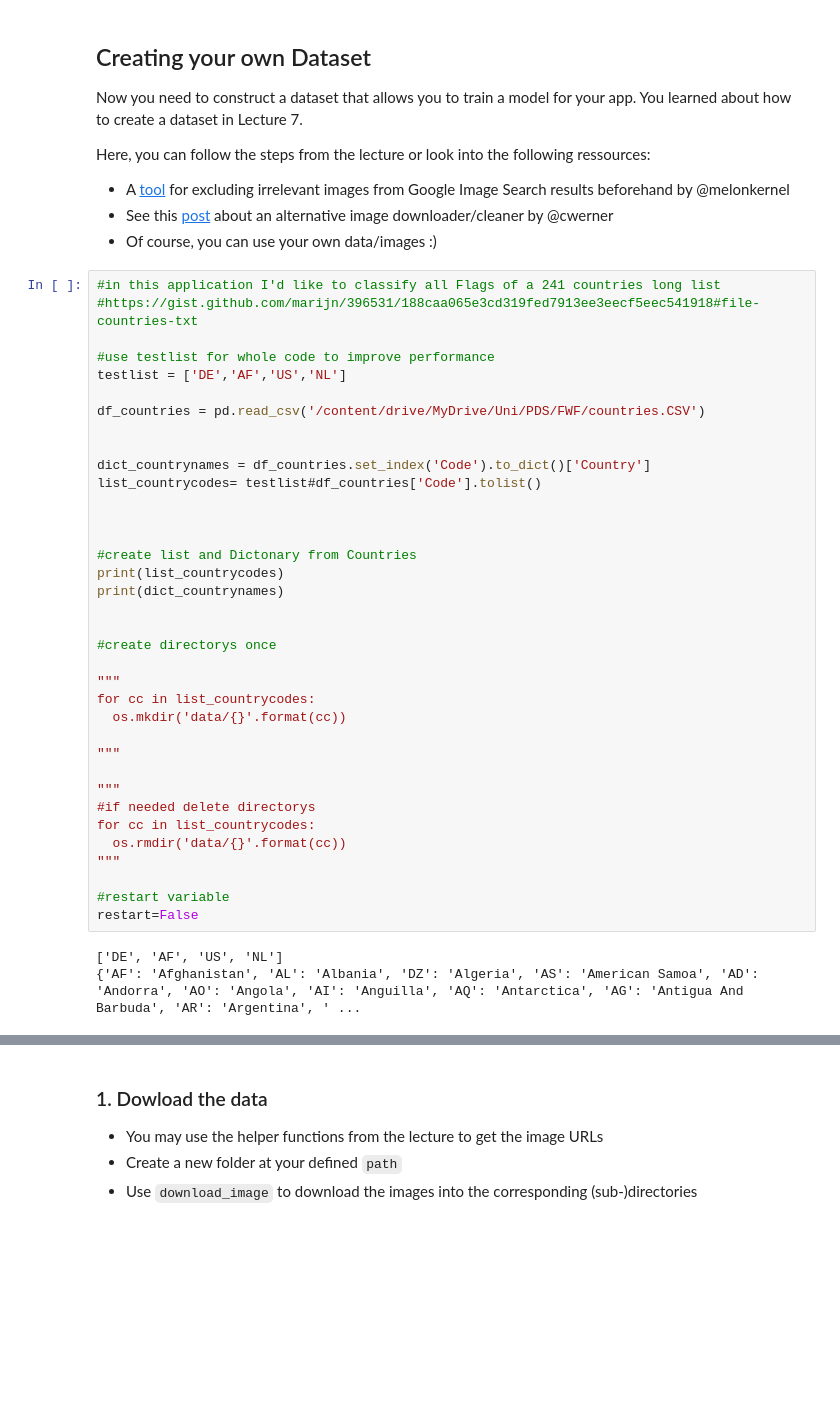
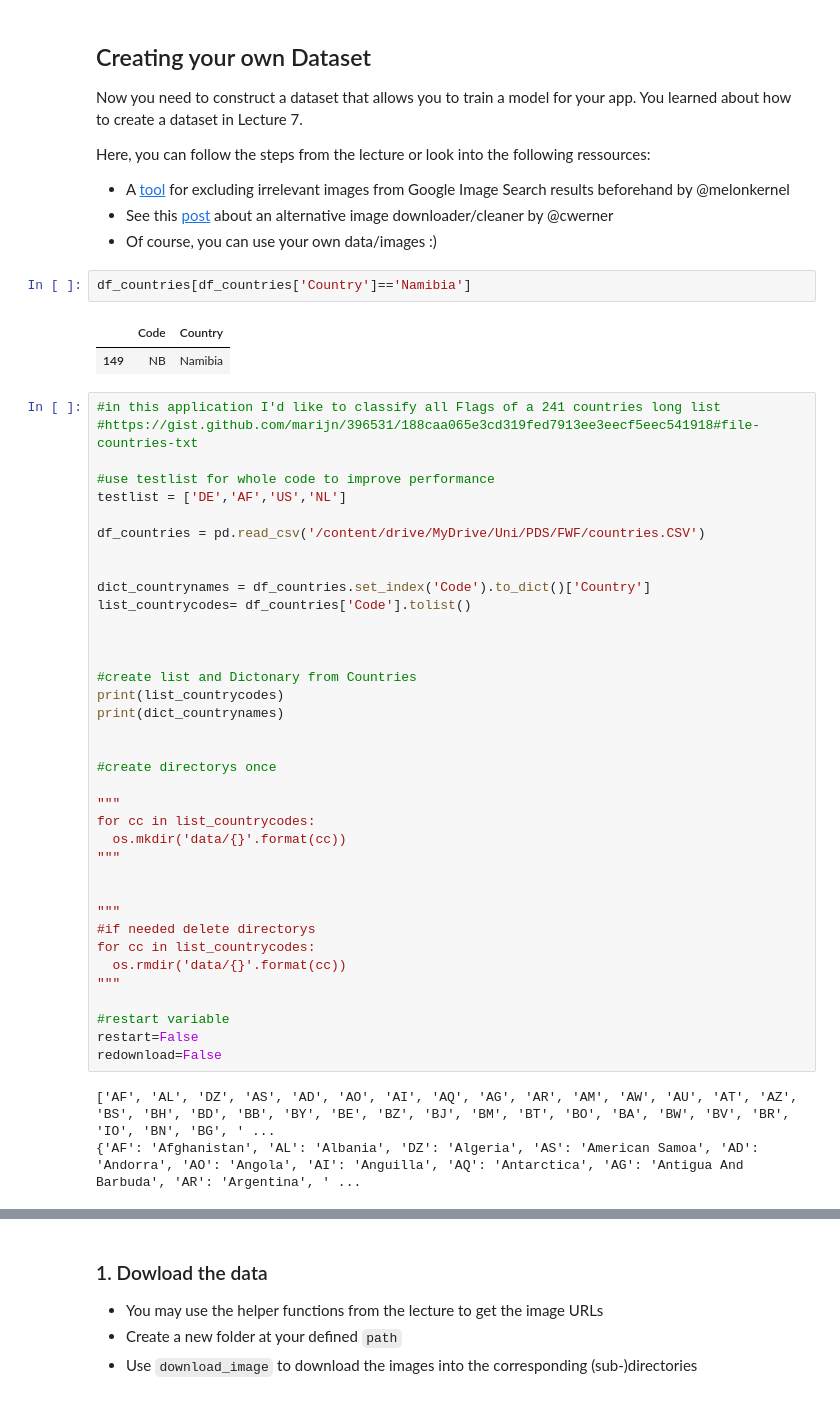
Before and after one commit to pds2021/a5-nicoelbert, a Jupyter notebook: Assignment_5.ipynb, the cells around one changed output, grey strips where cells are left out. Cells and saved outputs as stored; diff of their text form; blank space fills up the shorter version.

```diff
--- a/Assignment_5.ipynb
+++ b/Assignment_5.ipynb
@@ -55,6 +55,11 @@ Here, you can follow the steps from the lecture or look into the following resso
 *   A [tool](https://github.com/toffebjorkskog/ml-tools/blob/master/gi2ds.md) for excluding irrelevant images from Google Image Search results beforehand by @melonkernel
 *   See this [post](https://www.christianwerner.net/tech/Build-your-image-dataset-faster/) about an alternative image downloader/cleaner by @cwerner
 *   Of course, you can use your own data/images :)
+# %%
+df_countries[df_countries['Country']=='Namibia']
+# %% [output]
+|  | Code | Country |
+| 149 | NB | Namibia |
 # %%
 #in this application I'd like to classify all Flags of a 241 countries long list
 #https://gist.github.com/marijn/396531/188caa065e3cd319fed7913ee3eecf5eec541918#file-countries-txt
@@ -66,7 +71,7 @@ df_countries = pd.read_csv('/content/drive/MyDrive/Uni/PDS/FWF/countries.CSV')
 
 
 dict_countrynames = df_countries.set_index('Code').to_dict()['Country']
-list_countrycodes= testlist#df_countries['Code'].tolist()
+list_countrycodes= df_countries['Code'].tolist()
 
 
 
@@ -80,8 +85,8 @@ print(dict_countrynames)
 """
 for cc in list_countrycodes:
   os.mkdir('data/{}'.format(cc))
+"""
 
-"""
 
 """
 #if needed delete directorys
@@ -91,6 +96,7 @@ for cc in list_countrycodes:
 
 #restart variable
 restart=False
+redownload=False
 # %% [output]
-['DE', 'AF', 'US', 'NL']
+['AF', 'AL', 'DZ', 'AS', 'AD', 'AO', 'AI', 'AQ', 'AG', 'AR', 'AM', 'AW', 'AU', 'AT', 'AZ', 'BS', 'BH', 'BD', 'BB', 'BY', 'BE', 'BZ', 'BJ', 'BM', 'BT', 'BO', 'BA', 'BW', 'BV', 'BR', 'IO', 'BN', 'BG', ' ...
 {'AF': 'Afghanistan', 'AL': 'Albania', 'DZ': 'Algeria', 'AS': 'American Samoa', 'AD': 'Andorra', 'AO': 'Angola', 'AI': 'Anguilla', 'AQ': 'Antarctica', 'AG': 'Antigua And Barbuda', 'AR': 'Argentina', ' ...
```
Also changed, not shown: parts of 6 cells of this notebook.
